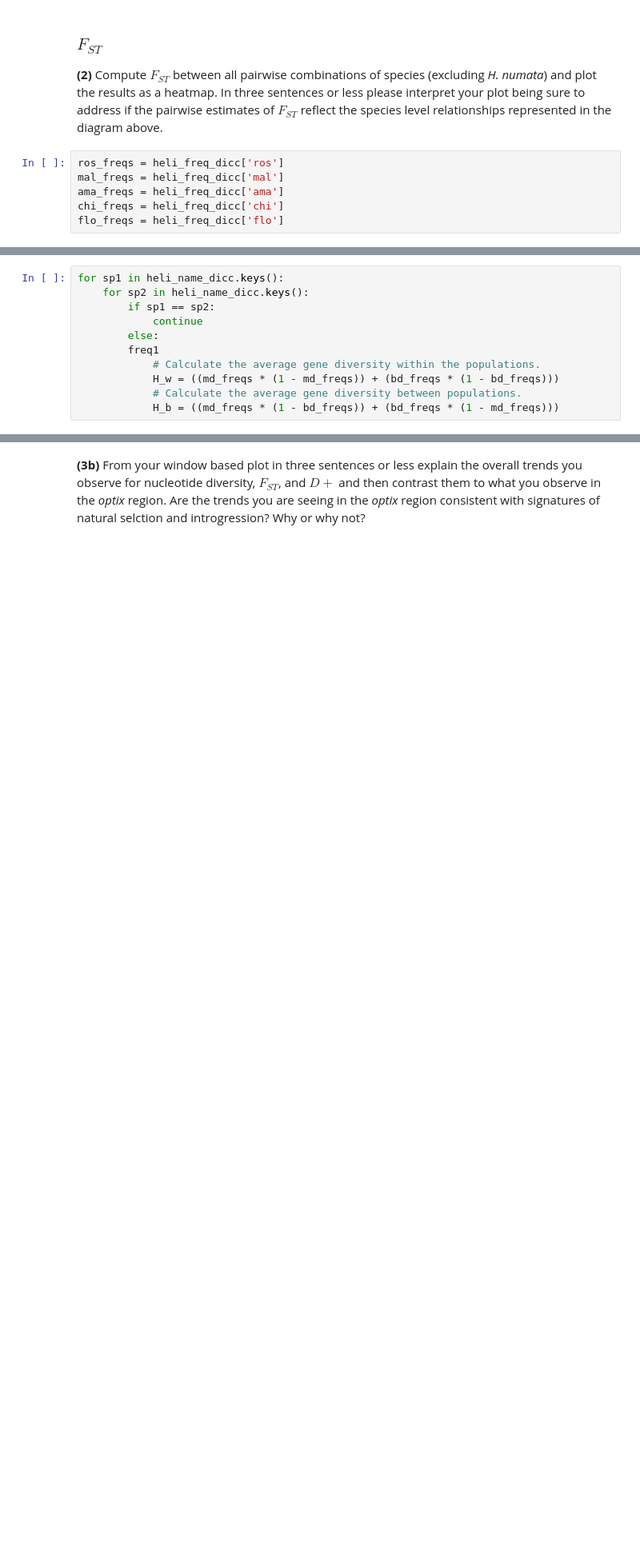
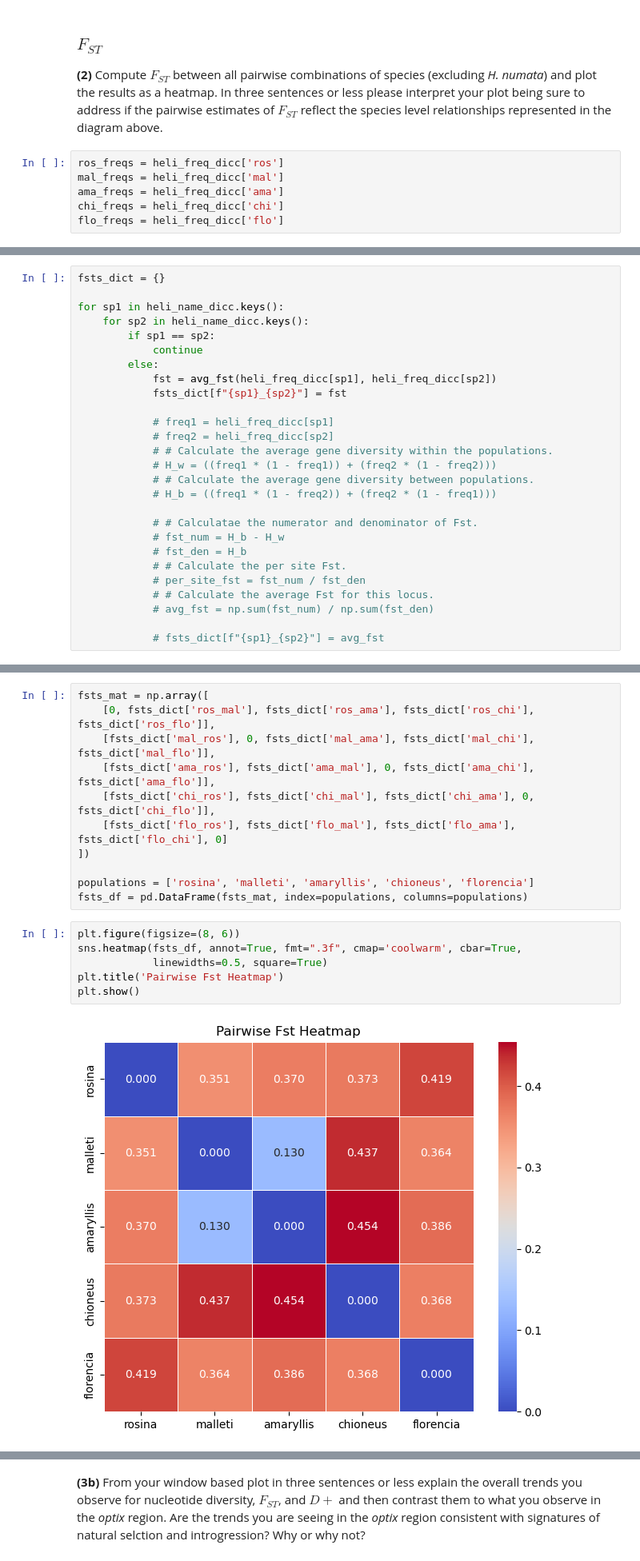
Before and after one commit to pgundral/biol1435, a Jupyter notebook: problem_set_4_PRANAV_GUNDRALA.ipynb, the cells around one changed output, grey strips where cells are left out. Shown: that part at 80% size. Saved outputs shown, nothing was run; the diff lists cells and outputs as text; blank space fills up the shorter version.

```diff
--- a/problem_set_4_PRANAV_GUNDRALA.ipynb
+++ b/problem_set_4_PRANAV_GUNDRALA.ipynb
@@ -318,11 +333,27 @@ flo_freqs = heli_freq_dicc['flo']
 # %%
+fsts_dict = {}
+
 for sp1 in heli_name_dicc.keys():
     for sp2 in heli_name_dicc.keys():
         if sp1 == sp2:
             continue
         else:
-        freq1
-            # Calculate the average gene diversity within the populations.
-            H_w = ((md_freqs * (1 - md_freqs)) + (bd_freqs * (1 - bd_freqs)))
-            # Calculate the average gene diversity between populations.
-            H_b = ((md_freqs * (1 - bd_freqs)) + (bd_freqs * (1 - md_freqs)))
+            fst = avg_fst(heli_freq_dicc[sp1], heli_freq_dicc[sp2])
+            fsts_dict[f"{sp1}_{sp2}"] = fst
+
+            # freq1 = heli_freq_dicc[sp1]
+            # freq2 = heli_freq_dicc[sp2]
+            # # Calculate the average gene diversity within the populations.
+            # H_w = ((freq1 * (1 - freq1)) + (freq2 * (1 - freq2)))
+            # # Calculate the average gene diversity between populations.
+            # H_b = ((freq1 * (1 - freq2)) + (freq2 * (1 - freq1)))
+
+            # # Calculatae the numerator and denominator of Fst.
+            # fst_num = H_b - H_w
+            # fst_den = H_b
+            # # Calculate the per site Fst.
+            # per_site_fst = fst_num / fst_den
+            # # Calculate the average Fst for this locus.
+            # avg_fst = np.sum(fst_num) / np.sum(fst_den)
+
+            # fsts_dict[f"{sp1}_{sp2}"] = avg_fst
@@ -328,0 +362,19 @@ for sp1 in heli_name_dicc.keys():
+# %%
+fsts_mat = np.array([
+    [0, fsts_dict['ros_mal'], fsts_dict['ros_ama'], fsts_dict['ros_chi'], fsts_dict['ros_flo']],
+    [fsts_dict['mal_ros'], 0, fsts_dict['mal_ama'], fsts_dict['mal_chi'], fsts_dict['mal_flo']],
+    [fsts_dict['ama_ros'], fsts_dict['ama_mal'], 0, fsts_dict['ama_chi'], fsts_dict['ama_flo']],
+    [fsts_dict['chi_ros'], fsts_dict['chi_mal'], fsts_dict['chi_ama'], 0, fsts_dict['chi_flo']],
+    [fsts_dict['flo_ros'], fsts_dict['flo_mal'], fsts_dict['flo_ama'], fsts_dict['flo_chi'], 0]
+])
+
+populations = ['rosina', 'malleti', 'amaryllis', 'chioneus', 'florencia']
+fsts_df = pd.DataFrame(fsts_mat, index=populations, columns=populations)
+# %%
+plt.figure(figsize=(8, 6))
+sns.heatmap(fsts_df, annot=True, fmt=".3f", cmap='coolwarm', cbar=True,
+            linewidths=0.5, square=True)
+plt.title('Pairwise Fst Heatmap')
+plt.show()
+# %% [output]
+[figure, added]
```
Also changed, not shown: parts of 8 cells of this notebook.
